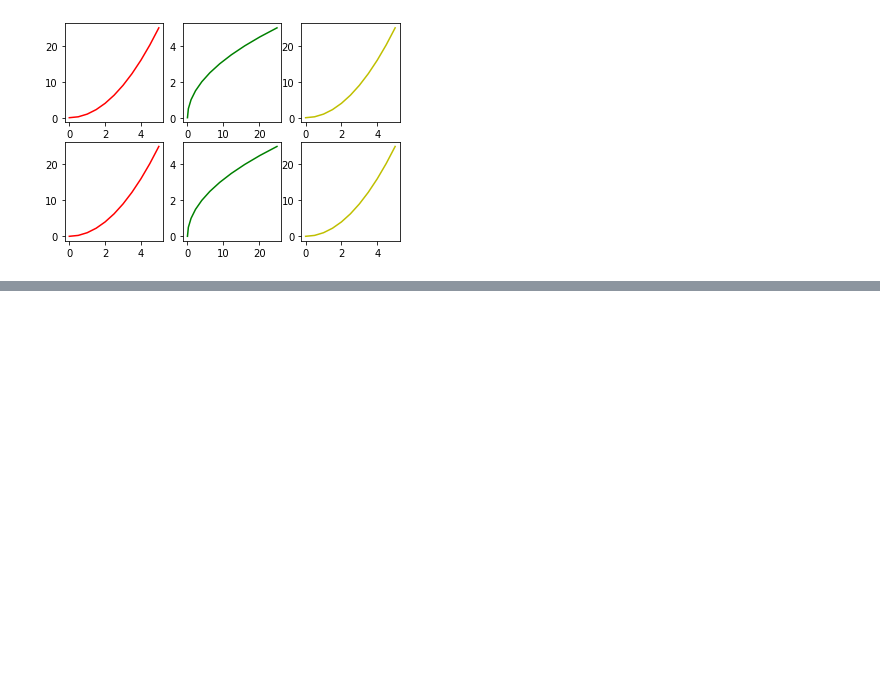
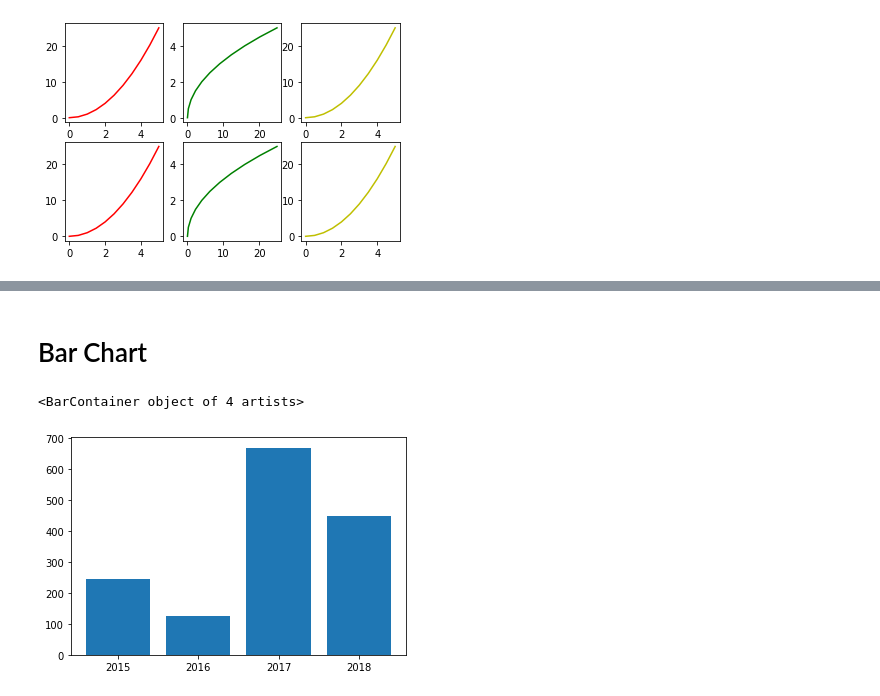
Before and after one commit to rupeshSi/Python, a Jupyter notebook: matplotlibIntro.ipynb, the cells around one changed output, grey strips where cells are left out. Drawn from its saved outputs; the diff is of its cells as text; code cells hidden in the pictures; blank space fills up the shorter version.

```diff
--- a/matplotlibIntro.ipynb
+++ b/matplotlibIntro.ipynb
@@ -248,0 +265,9 @@ plt.subplot(ax2)
+# %% [markdown]
+# Bar Chart
+# %%
+labels=['2015','2016','2017','2018']
+values=[245,125,670,450]
+plt.bar(labels,values)
+# %% [output]
+<BarContainer object of 4 artists>
+[figure, added]
```
Also changed, not shown: parts of 58 cells of this notebook.
